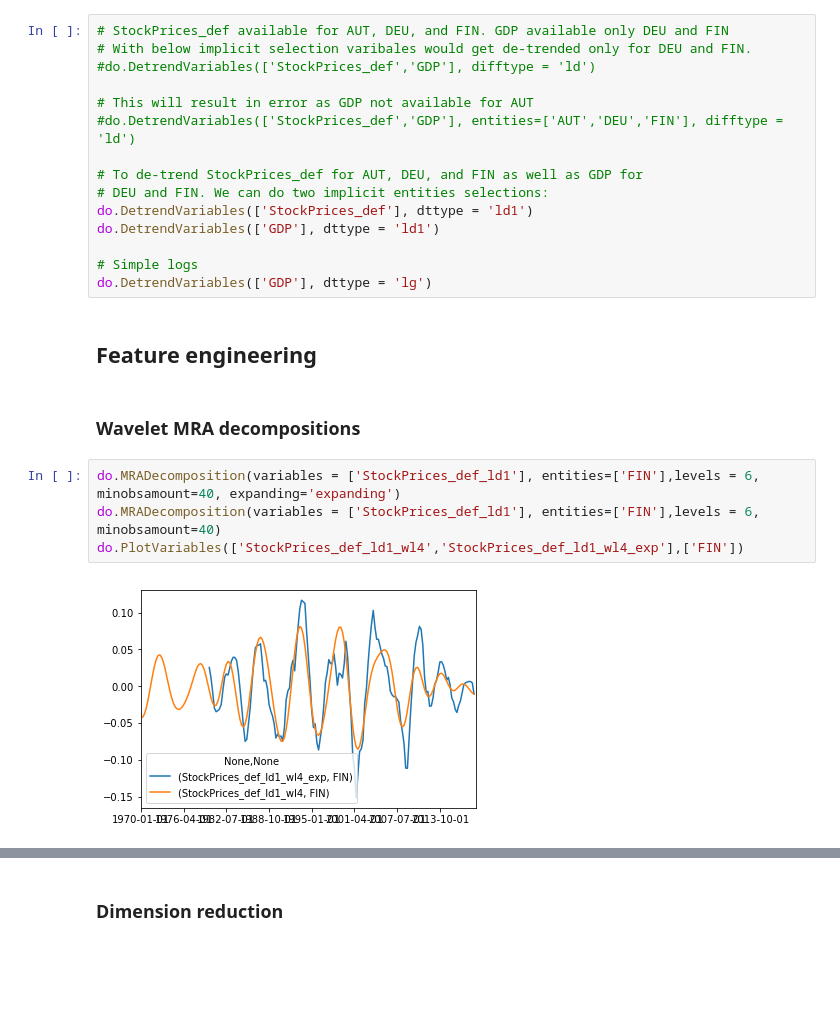
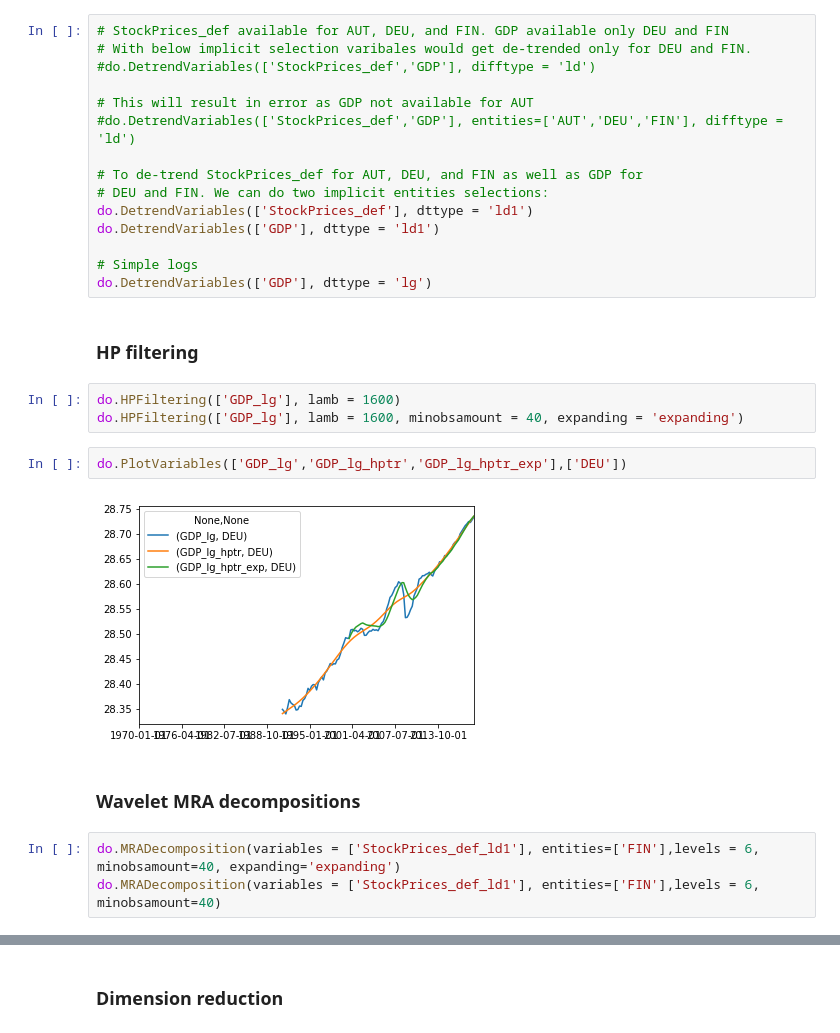
Before and after one commit to vvoutilainen/MTSDataModel, a Jupyter notebook: examples/sample_examples.ipynb, the cells around one changed output, grey strips where cells are left out. Drawn from its saved outputs; the diff is of its cells as text; blank space fills up the shorter version.

Commit message:
v0.2.0-alpha: added HPFiltering()

```diff
--- a/examples/sample_examples.ipynb
+++ b/examples/sample_examples.ipynb
@@ -117,13 +117,17 @@ do.DetrendVariables(['GDP'], dttype = 'ld1')
 
 # Simple logs
 do.DetrendVariables(['GDP'], dttype = 'lg')
-# %% [markdown]
-## Feature engineering
+# %% [markdown]
+### HP filtering
+# %%
+do.HPFiltering(['GDP_lg'], lamb = 1600)
+do.HPFiltering(['GDP_lg'], lamb = 1600, minobsamount = 40, expanding = 'expanding')
+# %%
+do.PlotVariables(['GDP_lg','GDP_lg_hptr','GDP_lg_hptr_exp'],['DEU'])
+# %% [output]
+[figure, added]
 # %% [markdown]
 ### Wavelet MRA decompositions
 # %%
 do.MRADecomposition(variables = ['StockPrices_def_ld1'], entities=['FIN'],levels = 6, minobsamount=40, expanding='expanding')
 do.MRADecomposition(variables = ['StockPrices_def_ld1'], entities=['FIN'],levels = 6, minobsamount=40)
-do.PlotVariables(['StockPrices_def_ld1_wl4','StockPrices_def_ld1_wl4_exp'],['FIN'])
-# %% [output]
-[figure, removed]
```
Also changed, not shown: parts of 3 cells of this notebook, 4 other files.
